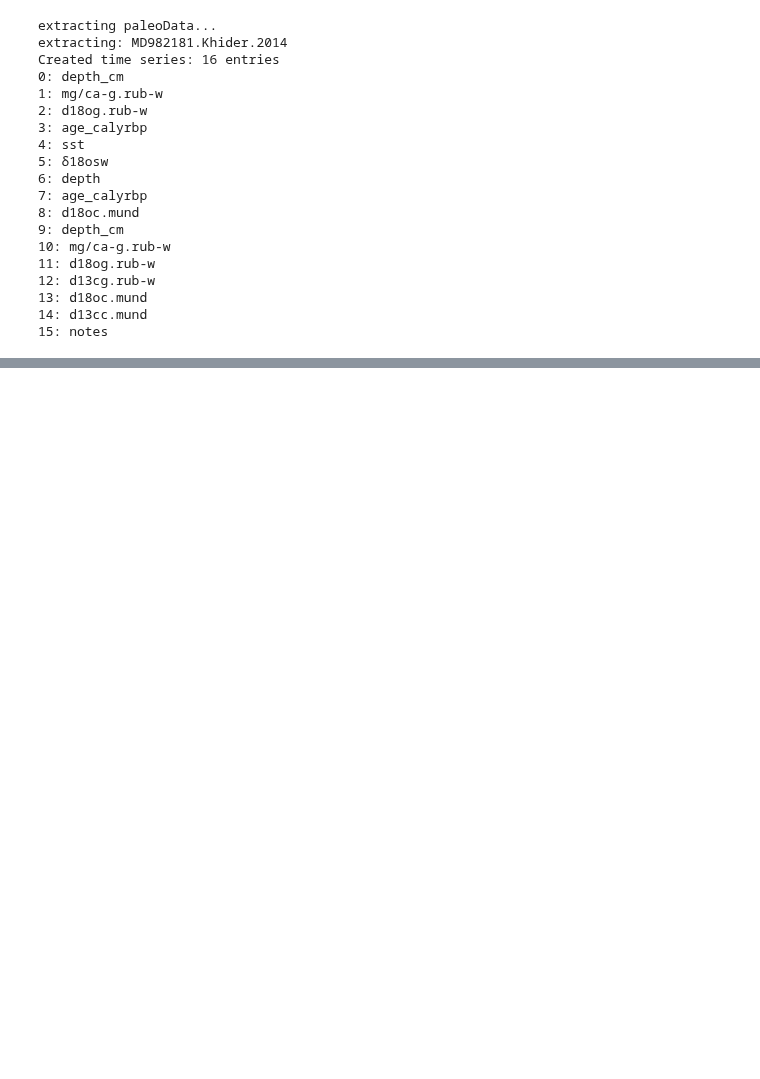
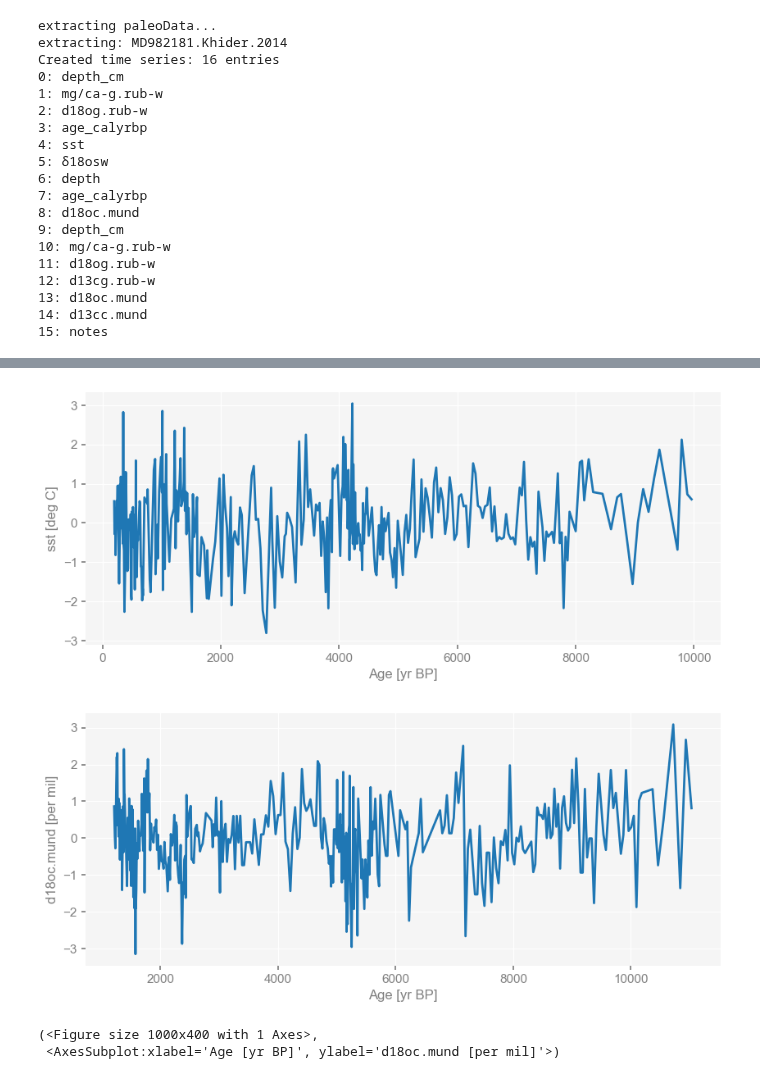
Before and after one commit to LinkedEarth/PyleoclimPaper, a Jupyter notebook: MarineSediment TimeSeries Analysis/Sea, Sun, and Python.ipynb, the cells around one changed output, grey strips where cells are left out. Drawn from its saved outputs; the diff is of its cells as text; code cells hidden in the pictures; blank space fills up the shorter version.

```diff
--- a/MarineSediment TimeSeries Analysis/Sea, Sun, and Python.ipynb
+++ b/MarineSediment TimeSeries Analysis/Sea, Sun, and Python.ipynb
@@ -68,0 +144,8 @@ ms.stackplot()
+# %%
+sst.detrend().standardize().plot(legend=False)
+mund.detrend().standardize().plot(legend=False)
+# %% [output]
+[figure, added]
+[figure, added]
+(<Figure size 1000x400 with 1 Axes>,
+ <AxesSubplot:xlabel='Age [yr BP]', ylabel='d18oc.mund [per mil]'>)
```
Also changed, not shown: parts of 51 cells of this notebook, 17 other files.
